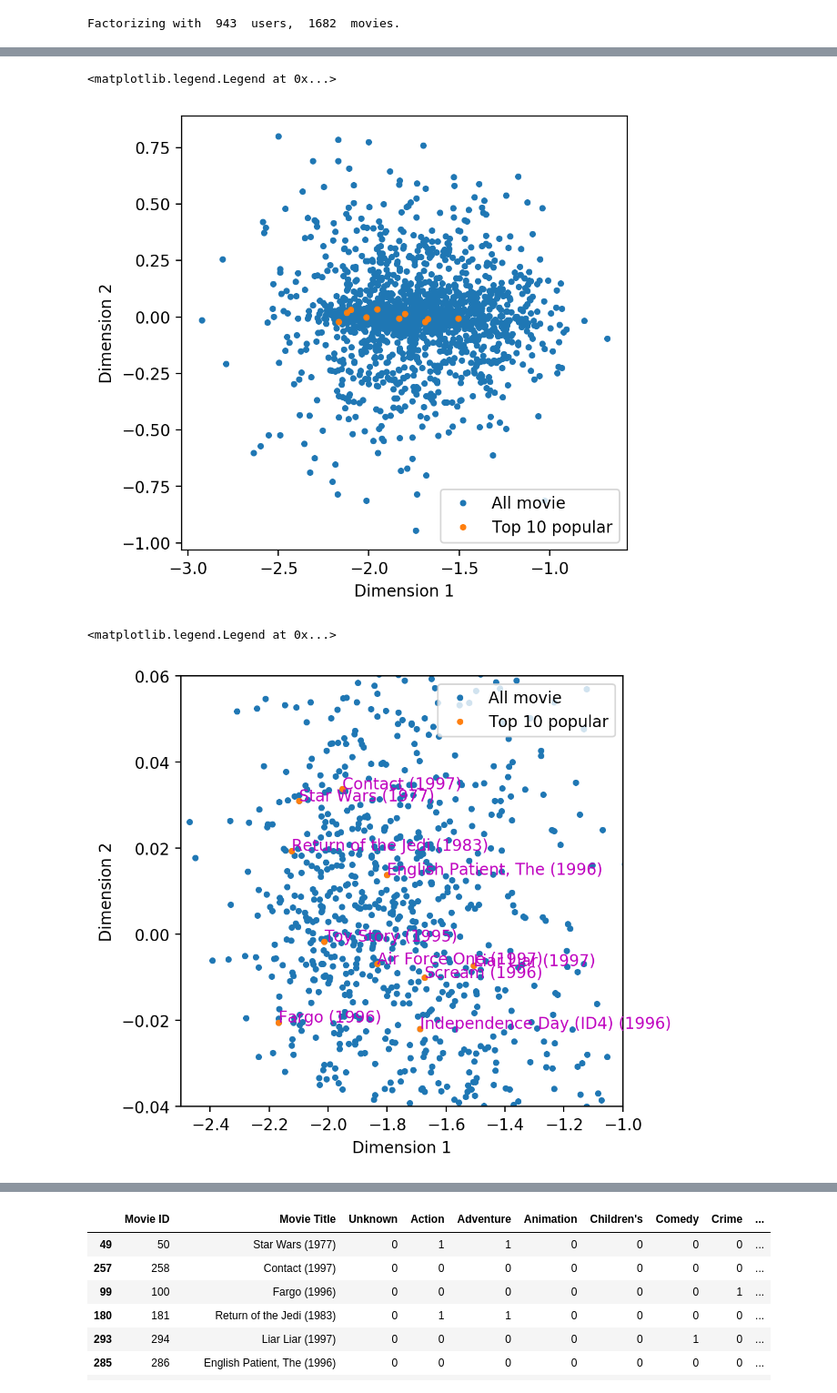
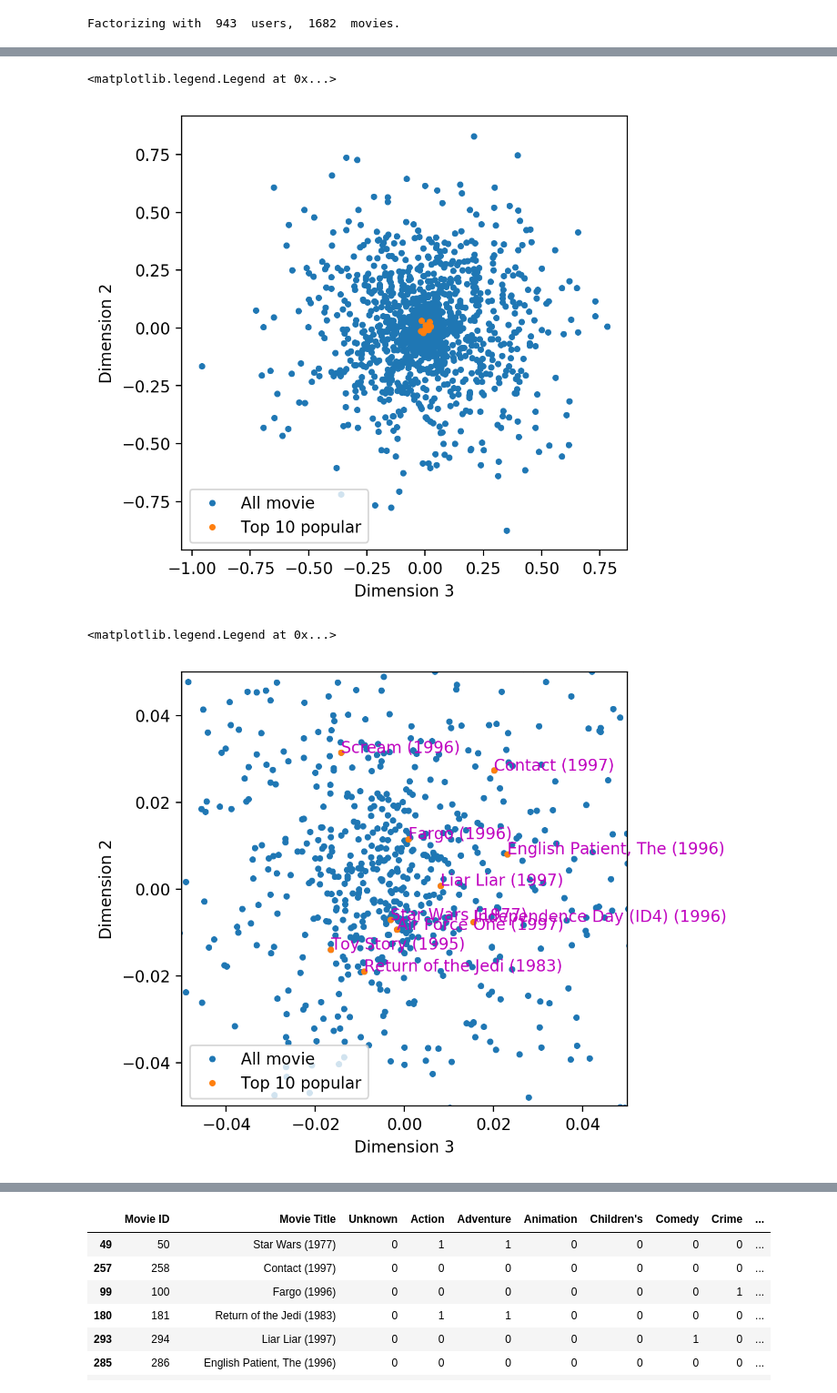
Before and after one commit to LiyinHe/CS155_project2, a Jupyter notebook: Basic_Learn_YM.ipynb, the cells around one changed output, grey strips where cells are left out. Shown at 91% size. Saved outputs shown, nothing was run; the diff lists cells and outputs as text; code cells hidden in the pictures.

Commit message:
New figures

```diff
--- a/Basic_Learn_YM.ipynb
+++ b/Basic_Learn_YM.ipynb
@@ -95,10 +95,10 @@ print(s/np.sum(s))
 # %%
-genres = movies.columns[2:-1]
-coefs = np.zeros((len(genres), rotV[:, 1:].shape[1]))
+genres = rMovies.columns[2:]
+coefs = np.zeros((len(genres), rotV[:, 0:].shape[1]))
 
 for i in range(len(genres)):
-    for j in range(rotV[:, 1:].shape[1]):
-        coef = np.corrcoef(np.array(movies.iloc[:, i + 2]), rotV[:, j + 1])[0, 1]
+    for j in range(rotV[:, 0:].shape[1]):
+        coef = np.corrcoef(np.array(rMovies.iloc[:, i + 2]), rotV[:, j])[0, 1]
         coefs[i, j] = coef
 
 pdCoefs = pd.DataFrame(coefs, index=genres)
@@ -108,0 +119,13 @@ sns.clustermap(pdCoefs, col_cluster=False, method='average')
+# %%
+avgGen = []
+for gen in genres[:-2]:
+    genList = rMovies.loc[rMovies[gen] == 1]
+    avgGen.append(genList['Average Rating'].mean())
+
+genPCrate = list(zip(coefs[:-2, 0], avgGen, genres[:-2]))
+
+plt.plot([a[0] for a in genPCrate], [a[1] for a in genPCrate], '.')
+plt.xlabel('PC1')
+plt.ylabel('Average Rating')
+for rec in genPCrate:
+    plt.text(rec[0], rec[1], rec[2], color='m')
@@ -145,36 +192,36 @@ topRateN = sortMovies.head(10)
 popIndex = np.array(topRateN['Movie ID']) - 1
 
 plt.figure(figsize=(5, 5))
-plt.plot(rotV[:, 0], rotV[:, 1], '.', label='All movie')
-plt.plot(rotV[popIndex, 0], rotV[popIndex, 1], '.', label='Top 10 popular')
-plt.xlabel('Dimension 1')
+plt.plot(rotV[:, 2], rotV[:, 1], '.', label='All movie')
+plt.plot(rotV[popIndex, 2], rotV[popIndex, 1], '.', label='Top 10 popular')
+plt.xlabel('Dimension 3')
 plt.ylabel('Dimension 2')
 plt.legend()
 # %% [output]
 <matplotlib.legend.Legend at 0x...>
-[figure, old version]
+[figure, new version]
 # %%
 mMovies = copy.deepcopy(rMovies)
 sortMovies = mMovies.sort_values(ascending = False, by=['Rate Number'])
 topRateN = sortMovies.head(10)
 
 popIndex = np.array(topRateN['Movie ID']) - 1
 
 plt.figure(figsize=(5, 5))
-plt.plot(rotV[:, 0], rotV[:, 1], '.', label='All movie')
-plt.plot(rotV[popIndex, 0], rotV[popIndex, 1], '.', label='Top 10 popular')
-plt.xlabel('Dimension 1')
+plt.plot(rotV[:, 2], rotV[:, 1], '.', label='All movie')
+plt.plot(rotV[popIndex, 2], rotV[popIndex, 1], '.', label='Top 10 popular')
+plt.xlabel('Dimension 3')
 plt.ylabel('Dimension 2')
-plt.xlim(-2.5, -1)
-plt.ylim(-0.04, 0.06)
+plt.xlim(-0.05, 0.05)
+plt.ylim(-0.05, 0.05)
 
 for rec in popIndex:
-    plt.text(rotV[rec, 0], rotV[rec, 1], topRateN.loc[rec]['Movie Title'], color='m')
+    plt.text(rotV[rec, 2], rotV[rec, 1], topRateN.loc[rec]['Movie Title'], color='m')
 
 plt.legend()
 # %% [output]
 <matplotlib.legend.Legend at 0x...>
-[figure, old version]
+[figure, new version]
 # %%
 mMovies = copy.deepcopy(rMovies)
 sortMovies = mMovies.sort_values(ascending = False, by=['Average Rating'])
```
Also changed, not shown: parts of 16 cells of this notebook.
